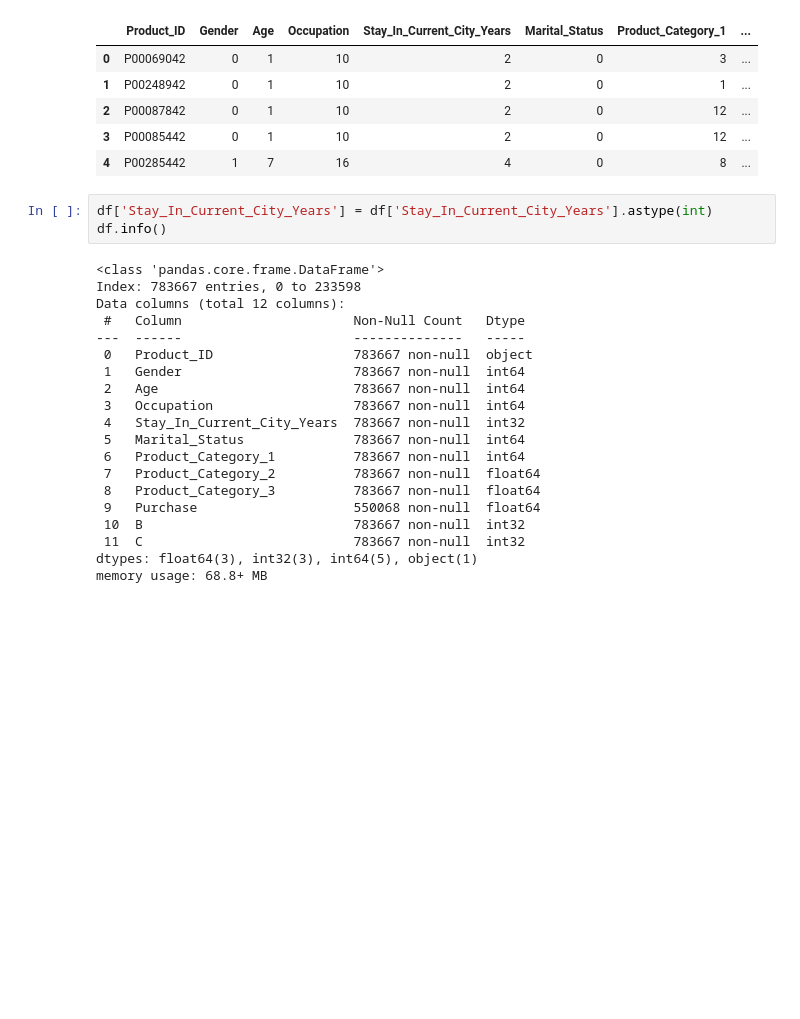
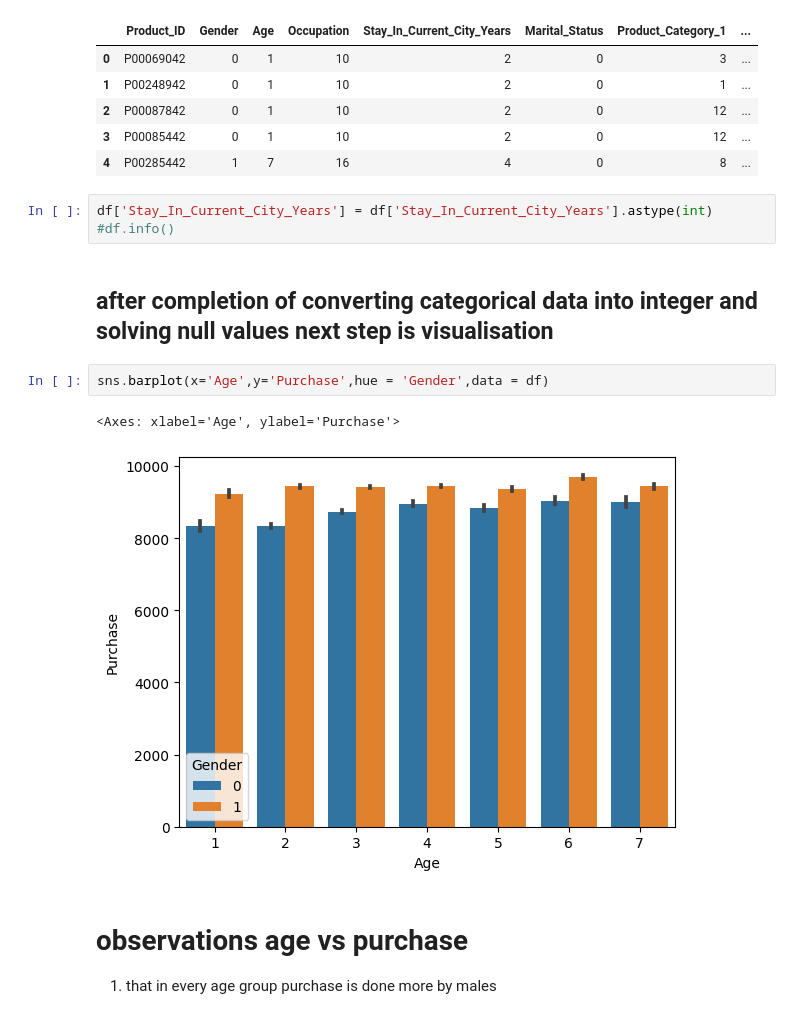
Before and after one commit to DHRUV-29-10-3/eda_dataset, a Jupyter notebook: blac_friday_sales.ipynb, the cells around one changed output. Drawn from its saved outputs; the diff is of its cells as text; blank space fills up the shorter version.

```diff
--- a/blac_friday_sales.ipynb
+++ b/blac_friday_sales.ipynb
@@ -314,24 +314,14 @@ df.head()
 | 4 | P00285442 | 1 | 7 | 16 | 4 | 0 | 8 | ... |
 # %%
 df['Stay_In_Current_City_Years'] = df['Stay_In_Current_City_Years'].astype(int)
-df.info()
+#df.info()
-# %% [output]
-<class 'pandas.core.frame.DataFrame'>
-Index: 783667 entries, 0 to 233598
-Data columns (total 12 columns):
- #   Column                      Non-Null Count   Dtype
----  ------                      --------------   -----
- 0   Product_ID                  783667 non-null  object
- 1   Gender                      783667 non-null  int64
- 2   Age                         783667 non-null  int64
- 3   Occupation                  783667 non-null  int64
- 4   Stay_In_Current_City_Years  783667 non-null  int32
- 5   Marital_Status              783667 non-null  int64
- 6   Product_Category_1          783667 non-null  int64
- 7   Product_Category_2          783667 non-null  float64
- 8   Product_Category_3          783667 non-null  float64
- 9   Purchase                    550068 non-null  float64
- 10  B                           783667 non-null  int32
- 11  C                           783667 non-null  int32
-dtypes: float64(3), int32(3), int64(5), object(1)
-memory usage: 68.8+ MB
+# %% [markdown]
+## after completion of converting categorical data into integer and solving null values next step is visualisation
+# %%
+sns.barplot(x='Age',y='Purchase',hue = 'Gender',data = df)
+# %% [output]
+<Axes: xlabel='Age', ylabel='Purchase'>
+[figure, added]
+# %% [markdown]
+# observations age vs purchase
+1) that in every age group purchase is done more by males
```
Also changed, not shown: parts of 8 cells of this notebook.
